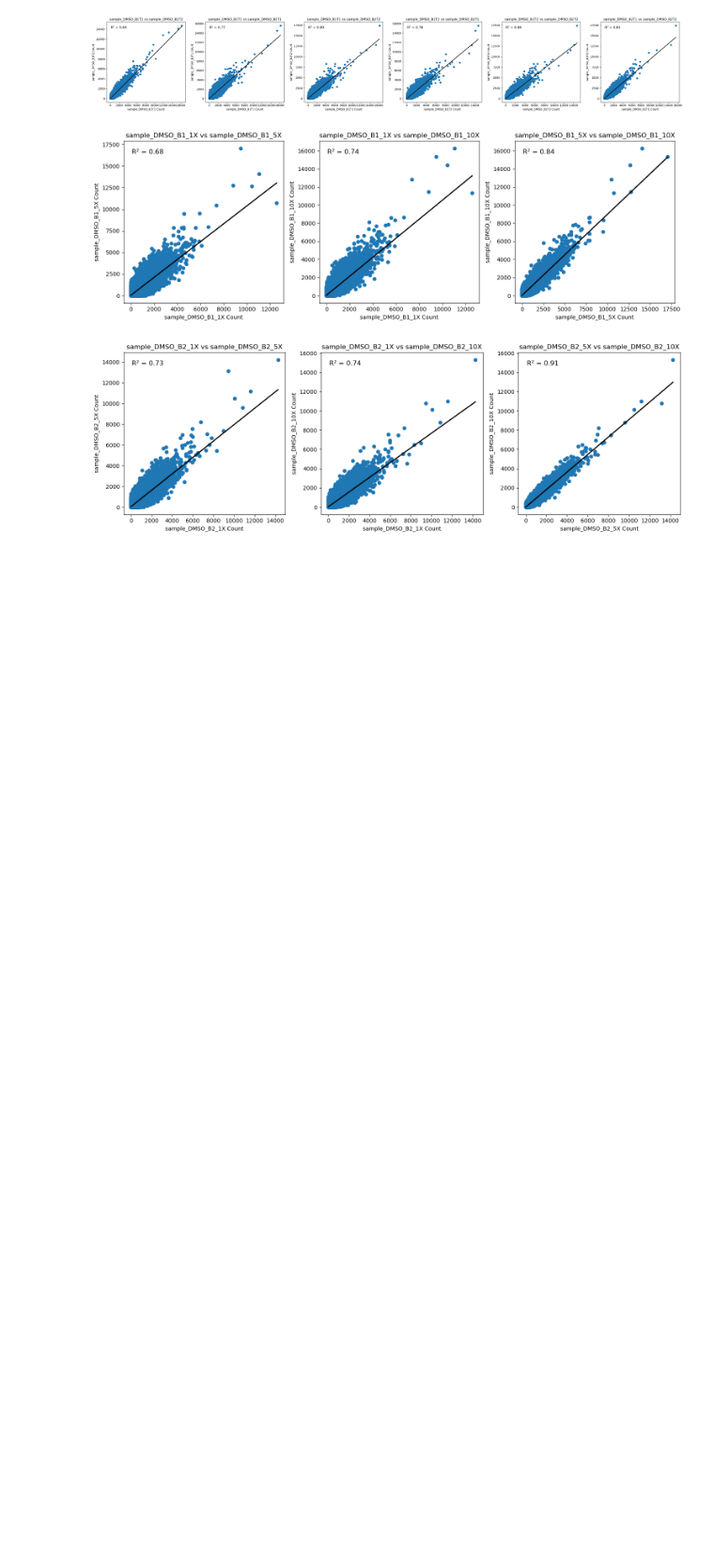
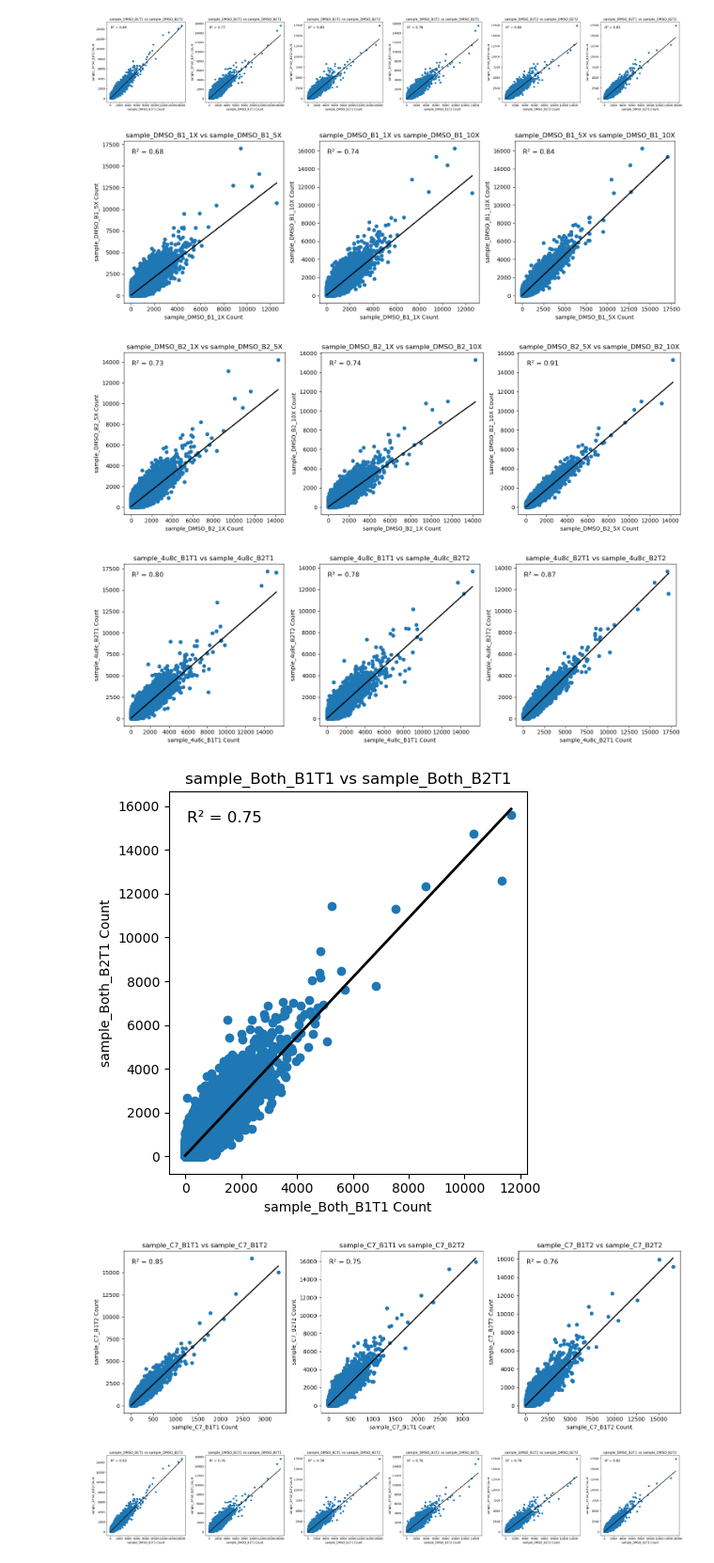
Before and after one commit to kwalcott97/kw_dms, a Jupyter notebook: Comparing sample correlations.ipynb, the cells around one changed output. Shown at 94% size. Cells and saved outputs as stored; diff of their text form; code cells hidden in the pictures; blank space fills up the shorter version.

Commit message:
add sample correlations with zeroes removed from data

```diff
--- a/Comparing sample correlations.ipynb
+++ b/Comparing sample correlations.ipynb
@@ -115,3 +115,64 @@ for group_index, group in enumerate(sample_groups):
 [figure]
 [figure]
 [figure]
+# %%
+# Sample groups
+sample_groups = [
+    ("sample_4u8c_B1T1", "sample_4u8c_B2T1", "sample_4u8c_B2T2"),
+    ("sample_Both_B1T1", "sample_Both_B2T1"),
+    ("sample_C7_B1T1", "sample_C7_B1T2", "sample_C7_B2T2"),
+    ("sample_DMSO_B1T1", "sample_DMSO_B1T2", "sample_DMSO_B2T1", "sample_DMSO_B2T2"),
+    ("sample_DMSO_B1_1X", "sample_DMSO_B1_5X", "sample_DMSO_B1_10X"),
+    ("sample_DMSO_B2_1X", "sample_DMSO_B2_5X", "sample_DMSO_B2_10X")
+]
+
+for group_index, group in enumerate(sample_groups):
+    # Number of plots for the current group
+    num_plots = len(group) * (len(group) - 1) // 2
+
+    # Set up subplots
+    fig, axes = plt.subplots(1, num_plots, figsize=(num_plots * 5, 5))
+
+    # Counter for the subplot index
+    plot_index = 0
+
+    # Iterate tchrough each pair of samples
+    for i in range(len(group)):
+        for j in range(i + 1, len(group)):
+            # Merge the two dataframes on 'barcode'
+            merged_df = pd.merge(globals()[group[i]], globals()[group[j]], on='barcode', suffixes=('_left', '_right'))
+
+            #Drop rows when both samples have 0 barcodes
+            merged_df = merged_df[~((merged_df['count_left'] == 0) & (merged_df['count_right'] == 0))]
+
+            # Plot
+            ax = axes[plot_index] if num_plots > 1 else axes
+            ax.scatter(merged_df['count_left'], merged_df['count_right'])
+            ax.set_xlabel(f'{group[i]} Count')
+            ax.set_ylabel(f'{group[j]} Count')
+            ax.set_title(f'{group[i]} vs {group[j]}')
+
+            # Perform linear regression
+            X = sm.add_constant(merged_df['count_left'])
+            Y = merged_df['count_right']
+            model = sm.OLS(Y, X).fit()
+            r_squared = model.rsquared
+            predicted_values = model.predict(X)
+
+            # Display R² value
+            ax.text(0.05, 0.95, f'R² = {r_squared:.2f}', transform=ax.transAxes, fontsize=12, verticalalignment='top')
+            ax.plot(merged_df['count_left'], predicted_values, color='black', linewidth=2)
+
+            plot_index += 1
+
+    plt.tight_layout()
+    plt.show()
+
+    # Constructing a unique filename for each figure
+    #filename = f'figure_{group_index+1}_{"_".join([name.split("_")[1] for name in group])}.png'
+    #fig.savefig(filename, format='png')
+# %% [output]
+[figure, added]
+[figure, added]
+[figure, added]
+[figure, added]
```
Also changed, not shown: parts of 2 cells of this notebook, 6 other files.
